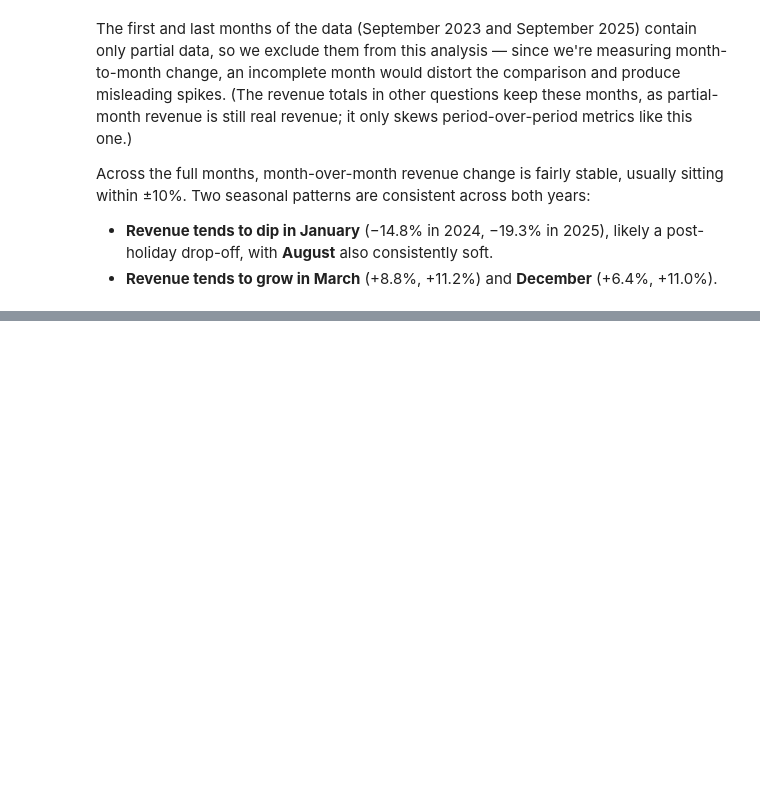
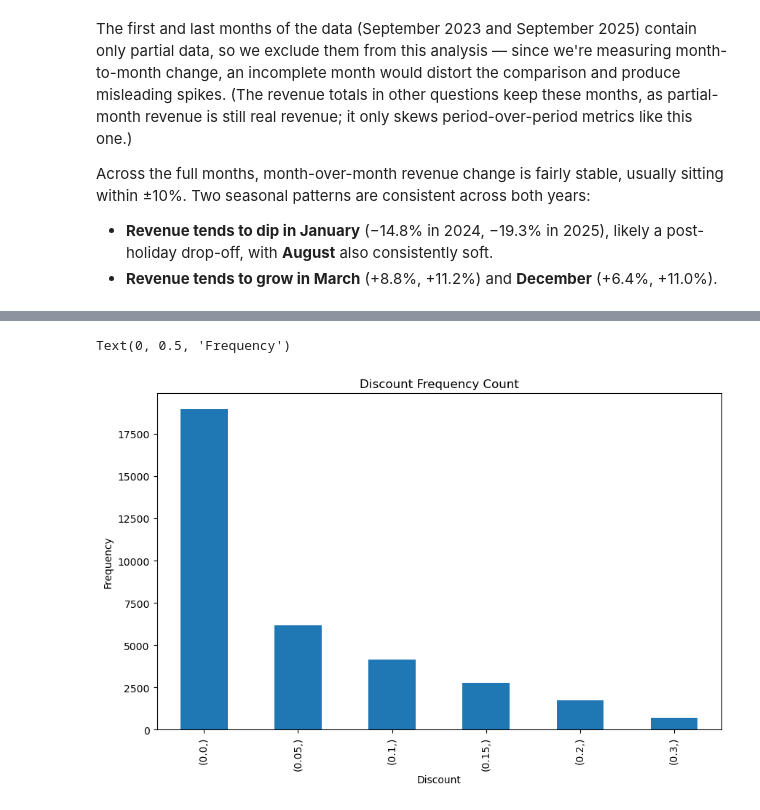
Before and after one commit to t-primero/e-commerce-analysis, a Jupyter notebook: ecommerce_analysis.ipynb, the cells around one changed output, grey strips where cells are left out. Cells and saved outputs as stored; diff of their text form; code cells hidden in the pictures; blank space fills up the shorter version.

```diff
--- a/ecommerce_analysis.ipynb
+++ b/ecommerce_analysis.ipynb
@@ -266,0 +300,7 @@ sitting within ±10%. Two seasonal patterns are consistent across both years:
+# %%
+df2 = con.sql("""
+SELECT
+        discount
+FROM sales
+ORDER BY discount DESC
+""").df()
@@ -266,0 +318,12 @@ sitting within ±10%. Two seasonal patterns are consistent across both years:
+# %%
+fig, ax = plt.subplots(figsize=(10, 6))
+df2.value_counts().plot(kind='bar', ax=ax)
+ax.set_title('Discount Frequency Count')
+ax.set_xlabel('Discount')
+ax.set_ylabel('Frequency')
+
+# Looking at this count data, I will group to the following categorical values
+# none = 0.0, low = 0.05, medium = .1, high = .15 and very high = .2, and .3
+# %% [output]
+Text(0, 0.5, 'Frequency')
+[figure, added]
```
Also changed, not shown: parts of 7 cells of this notebook, 2 other files.
